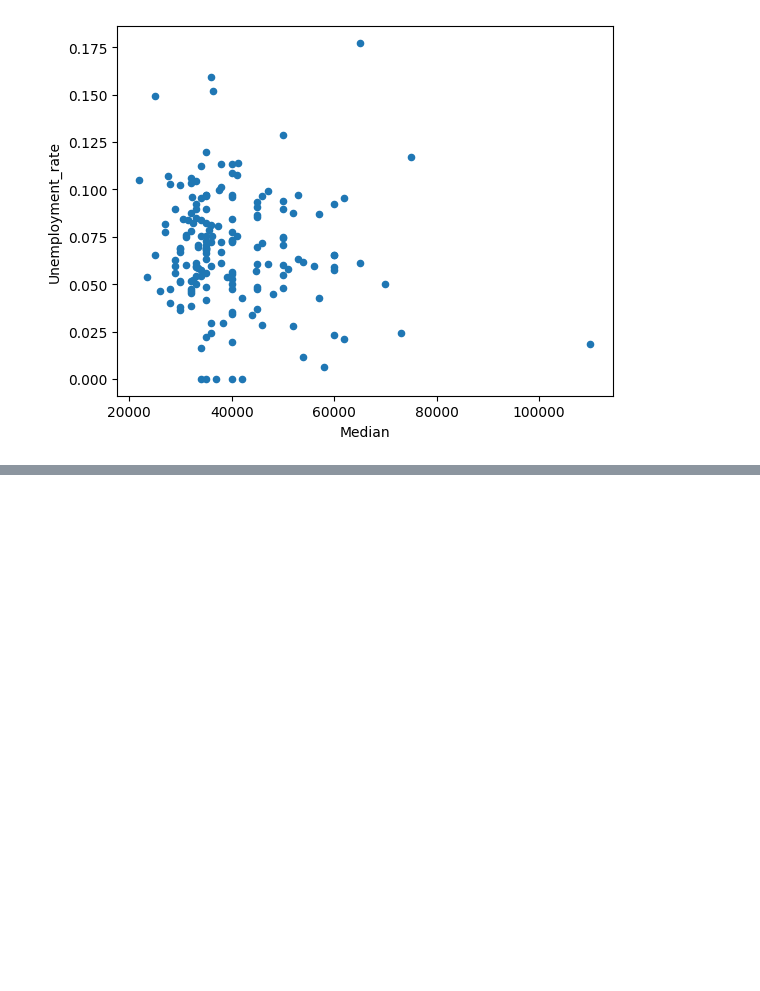
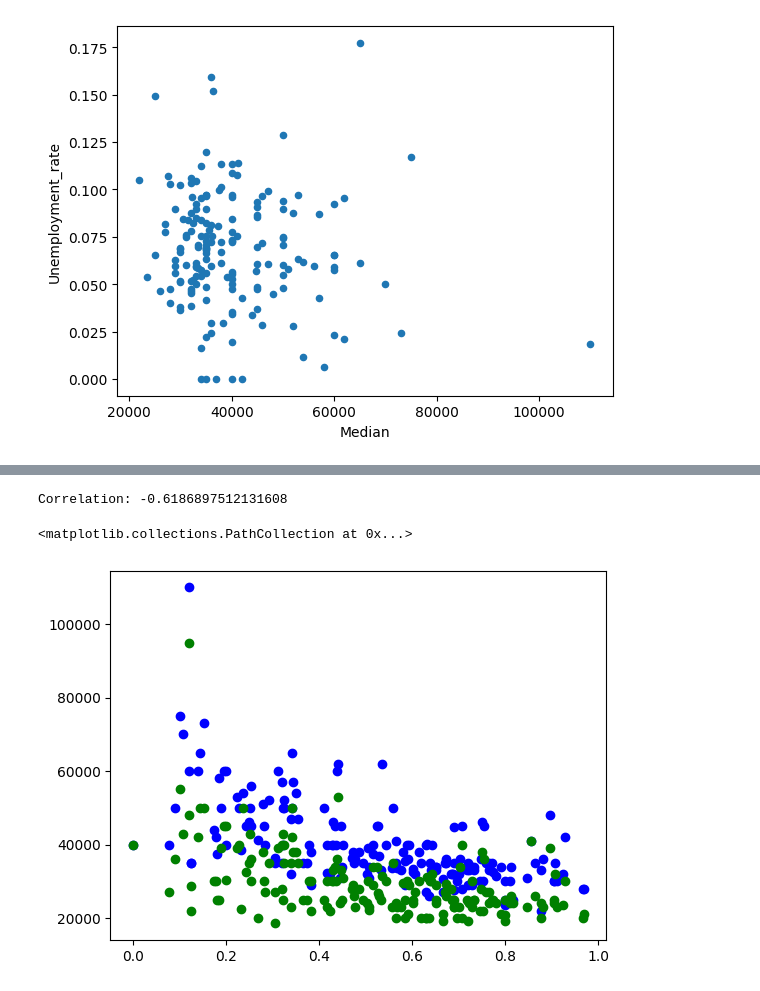
Before and after one commit to pgarco/GESISPython2025, a Jupyter notebook: Day4/Pandas and Visualisation/Matplotlib_and_Pandas.ipynb, the cells around one changed output, grey strips where cells are left out. Drawn from its saved outputs; the diff is of its cells as text; code cells hidden in the pictures; blank space fills up the shorter version.

```diff
--- a/Day4/Pandas and Visualisation/Matplotlib_and_Pandas.ipynb
+++ b/Day4/Pandas and Visualisation/Matplotlib_and_Pandas.ipynb
@@ -157,0 +142,14 @@ plt.scatter(df['ShareWomen'], df['P75th'], color='green', label='Unemployment Ra
+# %%
+
+correlation = df['ShareWomen'].corr(df['Median'])
+print("Correlation:",correlation)
+# %% [output]
+Correlation: -0.6186897512131608
+# %%
+
+# First scatter: ShareWomen vs Median
+plt.scatter(df['ShareWomen'], df['Median'], color='blue', label='ShareWomen vs Median')
+plt.scatter(df['ShareWomen'], df['P25th'], color='green', label='ShareWomen vs Median')
+# %% [output]
+<matplotlib.collections.PathCollection at 0x...>
+[figure, added]
```
Also changed, not shown: parts of 16 cells of this notebook.
